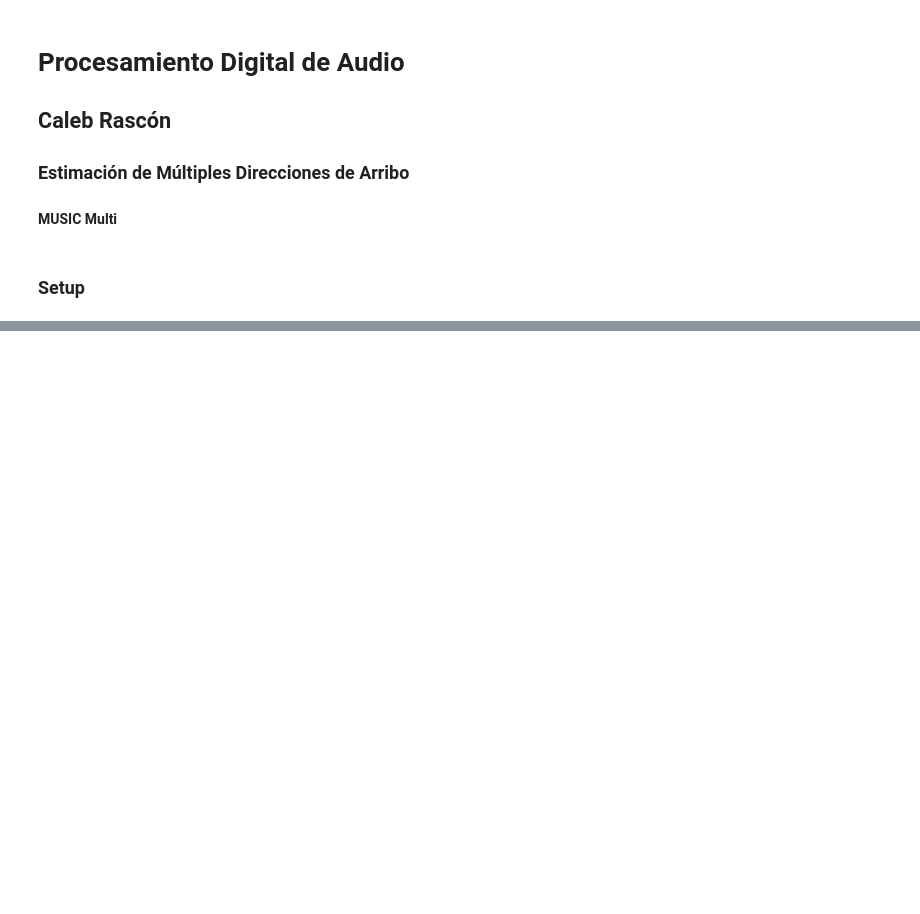
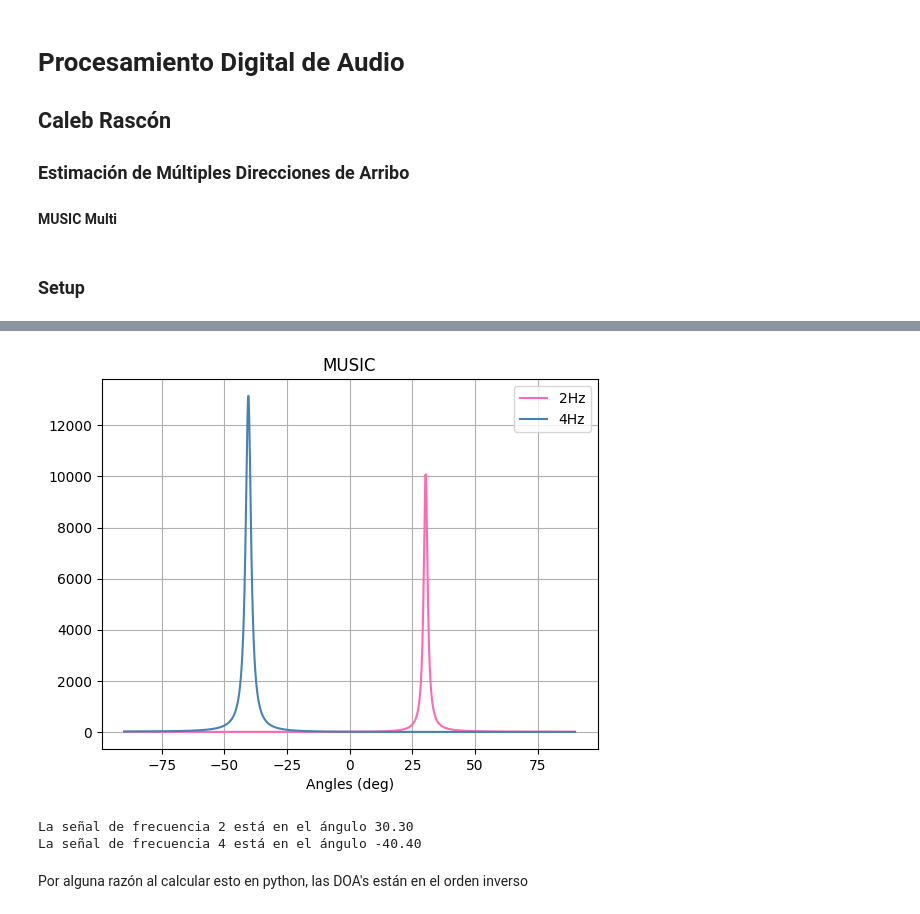
Before and after one commit to Qweryedu/PDA, a Jupyter notebook: Dirección de Arribo/Notebooks/music_multicomplete.ipynb, the cells around one changed output, grey strips where cells are left out. Drawn from its saved outputs; the diff is of its cells as text; code cells hidden in the pictures; blank space fills up the shorter version.

Commit message:
music_multicomplete completo.

```diff
--- a/Dirección de Arribo/Notebooks/music_multicomplete.ipynb
+++ b/Dirección de Arribo/Notebooks/music_multicomplete.ipynb
@@ -61,15 +62,3 @@ plt.show()
 # %%
 #Data matrix with noise
-X = np.array([fft.fft(x), fft.fft(y), fft.fft(z)])
+X = np.array([fft(x), fft(y), fft(z)])
-# %%
-#Define angles to look for orthogonality
-angles = np.arange(-90,90,.1)
-music_spectrum = np.zeros((r,len(angles)))
-
-#Normally, you should do the next step for each appropriate frequency
-# we're only doing it in the frequencies that most closely fit s1's and s2's frequency
-
-this_ws = [2, 4]
-
-for this_w in this_ws:
-  pass
@@ -75,0 +109,18 @@ for this_w in this_ws:
+# %%
+plt.plot(angles, music_spectrum[0], label='2Hz', color='hotpink')
+plt.plot(angles, music_spectrum[1], label='4Hz', color='steelblue')
+plt.legend()
+plt.title('MUSIC')
+plt.xlabel('Angles (deg)')
+plt.grid()
+plt.show()
+# %% [output]
+[figure, added]
+# %%
+for i, f in enumerate(freq):
+  print(f'La señal de frecuencia {f} está en el ángulo {angles[np.argmax(music_spectrum[i])]:.2f}')
+# %% [output]
+La señal de frecuencia 2 está en el ángulo 30.30
+La señal de frecuencia 4 está en el ángulo -40.40
+# %% [markdown]
+Por alguna razón al calcular esto en python, las DOA's están en el orden inverso
```
Also changed, not shown: parts of 4 cells of this notebook.
